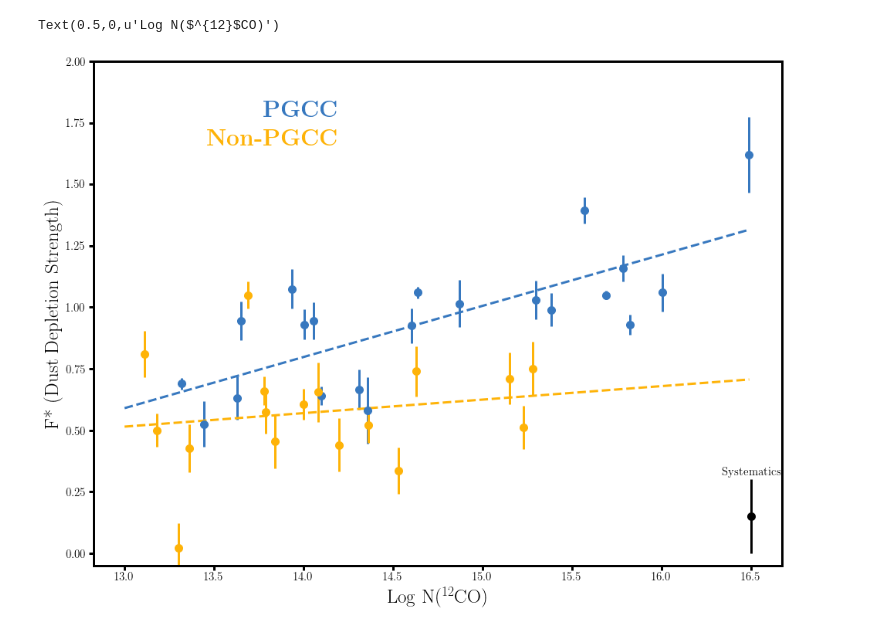
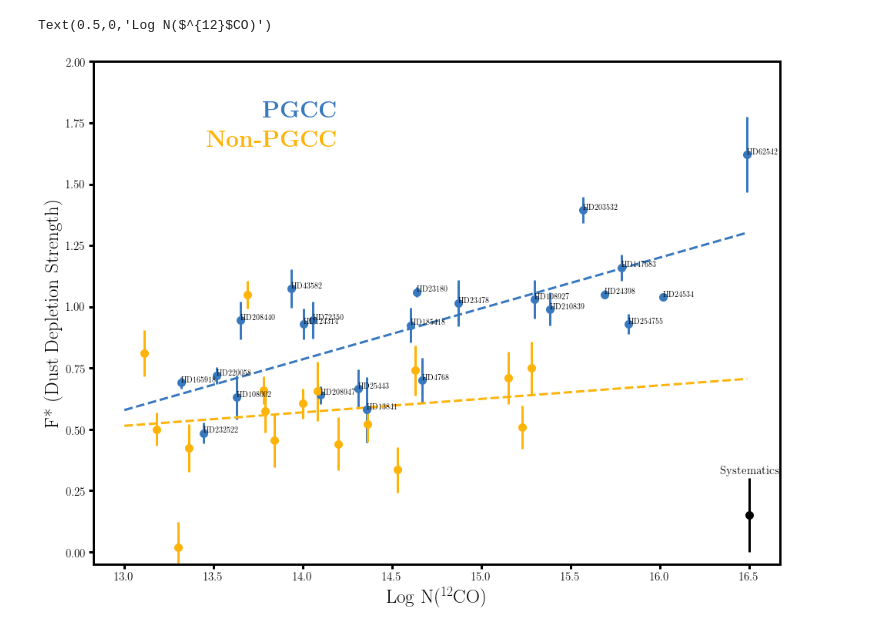
Before and after one commit to codydirks/PGCC_HST, a Jupyter notebook: DustDepletions.ipynb, the cells around one changed output. Saved outputs shown, nothing was run; the diff lists cells and outputs as text; code cells hidden in the pictures.

```diff
--- a/DustDepletions.ipynb
+++ b/DustDepletions.ipynb
@@ -25,15 +25,16 @@ plt.style.use('sm')
 
 % matplotlib inline
 # %%
-with open('primary_sightlines.csv','rb') as csvfile:
+with open('primary_sightlines.csv','r') as csvfile:
     inp=csv.reader(csvfile)
-    primary_sightlines=inp.next()
+    primary_sightlines=next(inp)
 
 sl_data=thesis_tools.load_data(primary_sightlines)
 all_data=thesis_tools.load_results(sl_data)
 
 sheffer_data=pd.read_csv('sheffer_co_h2.csv')
 burgh_data=pd.read_csv('burgh_data.csv')
+published_hs=pd.read_csv('clean_vizier_results.csv')
 # %%
 # Gets sightline data listed in Jenkins09 Table 2
 sdcols=['logNHI','logNH2']
@@ -110,9 +111,9 @@ els=['Ni','O','Ge']
 cols=['r','g','b','k','y']
 el1='Ni'
 
-cut_data=all_data[(all_data['CO']>13)&(all_data['CO']<18)&(all_data['R_dist']<20)]
+cut_data=all_data[(all_data['CO']>13)]
 
-fig=plt.figure(1,figsize=(16,12))
+fig=plt.figure(1,figsize=(16,12),facecolor='w')
 subplt=plt.subplot(111)
 subplt.set_ylim(-0.2,2)
 #subplt.set_xlim(0,0.0001)
@@ -134,11 +135,13 @@ for sl,data in cut_data.groupby('Sightline'):
             f,f_err=calc_f(el1param,el2param,row[el1],row[el2],row[el1+'_err'],row[el2+'_err'])
             f_vals=np.concatenate([f_vals,[f]])
             f_errs=np.concatenate([f_errs,[f_err]])
-    f=np.mean(f_vals)
-    f_err=np.sqrt(np.sum(f_errs**2))
-    subplt.errorbar(x,f,yerr=f_err,marker='o',color=blue,markersize=10)
-    fit1x=np.concatenate([fit1x,[x]])
-    fit1y=np.concatenate([fit1y,[f]])
+    if len(f_vals)>0:
+        f=np.mean(f_vals)
+        f_err=np.sqrt(np.sum(f_errs**2))
+        subplt.errorbar(x,f,yerr=f_err,marker='o',color=blue,markersize=10)
+        subplt.text(x,f,sl)
+        fit1x=np.concatenate([fit1x,[x]])
+        fit1y=np.concatenate([fit1y,[f]])
 
 
 
@@ -149,33 +152,33 @@ for idx,row in element_data[(element_data['El']=='CO') & (element_data['logNx']>
     x=row['logNx']
     el1row=element_data[(element_data['HD']==row['HD']) & (element_data['El']==el1)]
     el1param=element_params[element_params['El']==el1].iloc[0]
     if len(el1row)>0:
         f,f_err=get_f_star(element_data,element_params,row['HD'],els)
         subplt.errorbar(x,f,yerr=f_err,marker='o',color=amber,markersize=10)
         fit2x=np.concatenate([fit2x,[x]])
         fit2y=np.concatenate([fit2y,[f]])
 
 fit1=linregress(x=fit1x,y=fit1y)
 fit2=linregress(x=fit2x,y=fit2y)
 
 trendx=np.arange(13,16.5,0.01)
 y1=fit1.slope*trendx+fit1.intercept
 y2=fit2.slope*trendx+fit2.intercept
 subplt.plot(trendx,y1,color=blue,linestyle='--',lw=3)
 subplt.plot(trendx,y2,color=amber,linestyle='--',lw=3)
 
 # Systematics Legend
 subplt.errorbar(16.5,0.15,yerr=0.15,marker='o',color='k',markersize=10)
 subplt.text(16.5,0.32,'Systematics',horizontalalignment='center',fontsize=15)
 
 subplt.text(14.2,1.8,'\\textbf{PGCC}',fontsize=30,va='center',ha='right',color=blue)
 subplt.text(14.2,1.68,'\\textbf{Non-PGCC}',fontsize=30,va='center',ha='right',color=amber)
 
 subplt.set_ylim(-0.05)
 subplt.tick_params(axis='both', which='major', labelsize=15)
 subplt.set_ylabel('F* (Dust Depletion Strength)',fontsize=25)
 subplt.set_xlabel('Log N($^{12}$CO)',fontsize=25)
 # %% [output]
-Text(0.5,0,u'Log N($^{12}$CO)')
+Text(0.5,0,'Log N($^{12}$CO)')
-[figure, old version]
+[figure, new version]
 # %%
```
Also changed, not shown: parts of 8 cells of this notebook, 5 other files.
